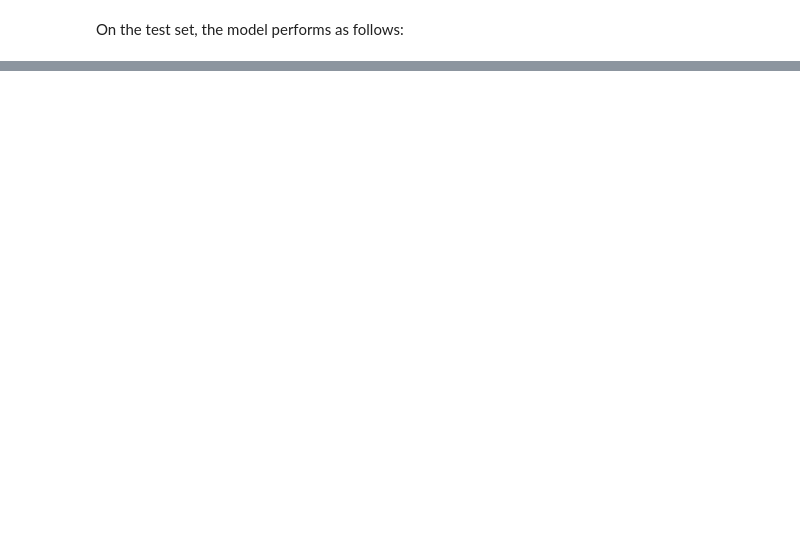
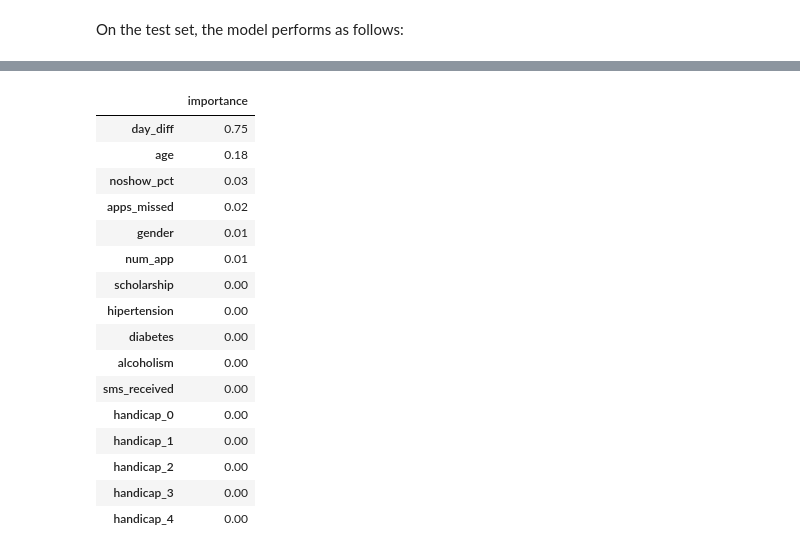
Before and after one commit to sservaes/medical_no_show, a Jupyter notebook: medical_no_show.ipynb, the cells around one changed output, grey strips where cells are left out. Saved outputs shown, nothing was run; the diff lists cells and outputs as text; code cells hidden in the pictures; blank space fills up the shorter version.

```diff
--- a/medical_no_show.ipynb
+++ b/medical_no_show.ipynb
@@ -261,0 +268,10 @@ The random forest classifier seem to be performing the best.
+# %%
+xgb = XGBClassifier()
+xgb.fit(X_train, y_train)
+
+y_pred_xgb = xgb.predict(X_train)
+clf_report = classification_report(y_train, y_pred_xgb)
+
+avg_f1 = cross_val_score(estimator = xgb, X = X_train, y =y_train, cv = 10, scoring='f1')
+print("avg f1: ", np.mean(avg_f1))
+print("std f1: ", np.std(avg_f1))
@@ -336,0 +317,4 @@ Average precision is: 0.4
+# %%
+grid_pipeline.fit(X_train,y_train)
+best_model = grid_pipeline.best_estimator_
+print('F1 score is: {}'.format(round(grid_pipeline.best_score_, 2)))
@@ -361,0 +379,20 @@ Name: no-show, dtype: int64
+# %%
+pd.DataFrame(np.round(best_model[0].feature_importances_,2), index =df.drop(['no-show', 'patientid'], axis=1).columns, columns=['importance']).sort_values('importance', ascending=False).sort_values(by='importance', ascending=False).head(20)
+# %% [output]
+|  | importance |
+| day_diff | 0.75 |
+| age | 0.18 |
+| noshow_pct | 0.03 |
+| apps_missed | 0.02 |
+| gender | 0.01 |
+| num_app | 0.01 |
+| scholarship | 0.00 |
+| hipertension | 0.00 |
+| diabetes | 0.00 |
+| alcoholism | 0.00 |
+| sms_received | 0.00 |
+| handicap_0 | 0.00 |
+| handicap_1 | 0.00 |
+| handicap_2 | 0.00 |
+| handicap_3 | 0.00 |
+| handicap_4 | 0.00 |
```
Also changed, not shown: parts of 29 cells of this notebook.
